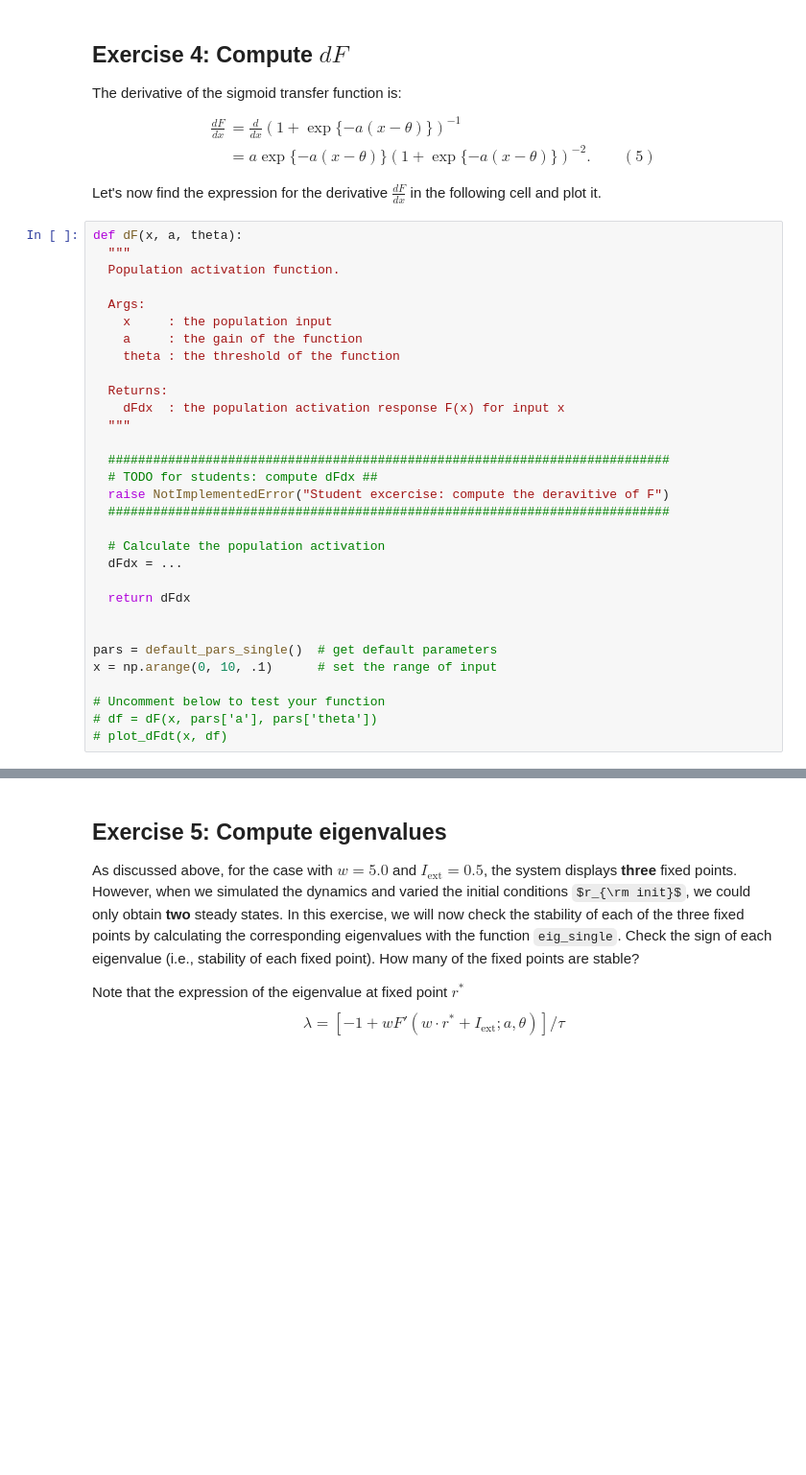
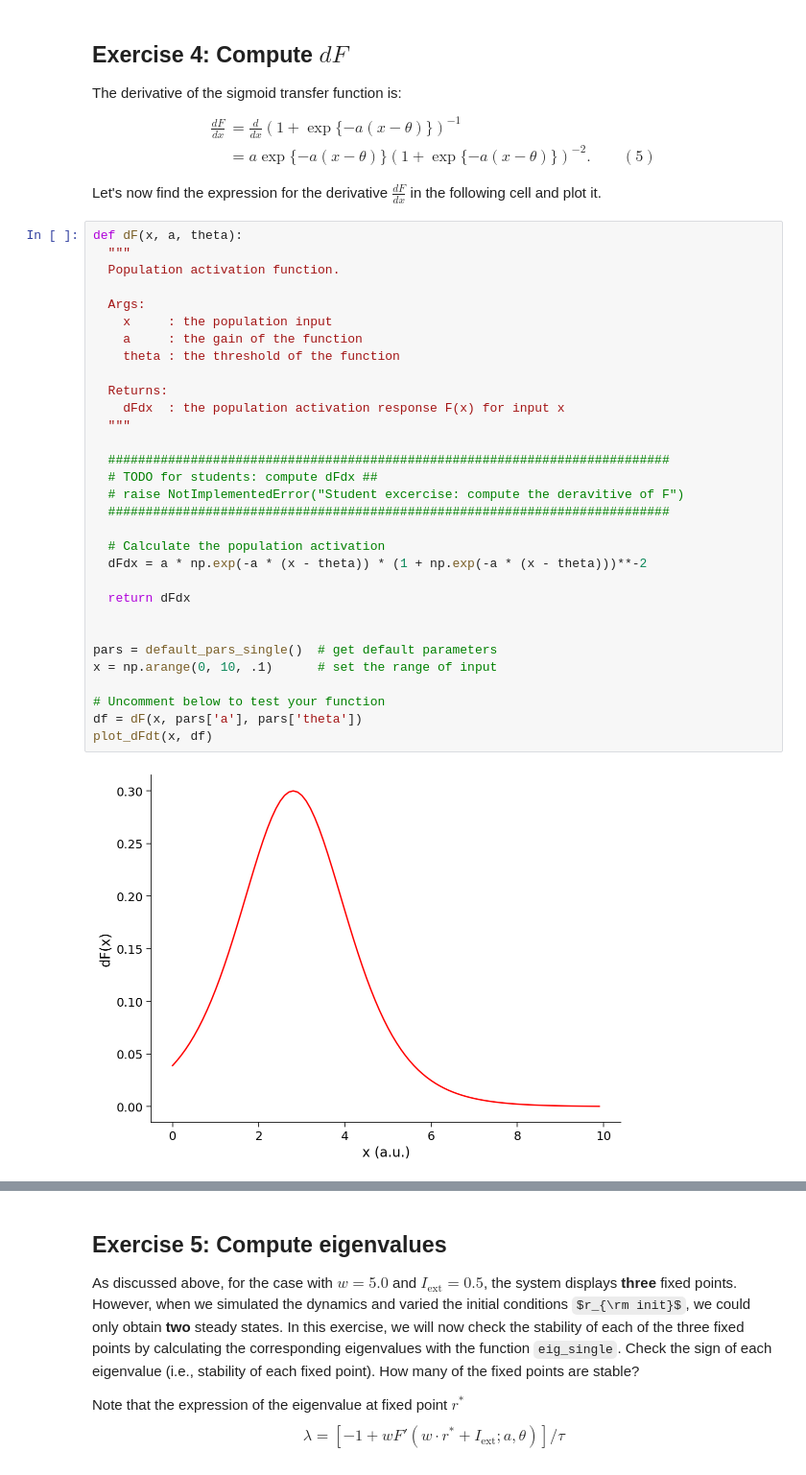
Before and after one commit to astha736/Neuromatch-TA, a Jupyter notebook: W2D4/W2D4_Tutorial1.ipynb, the cells around one changed output, grey strips where cells are left out. Shown at 96% size. Cells and saved outputs as stored; diff of their text form; some formulas as TeX source; blank space fills up the shorter version.

```diff
--- a/W2D4/W2D4_Tutorial1.ipynb
+++ b/W2D4/W2D4_Tutorial1.ipynb
@@ -774,34 +776,36 @@ Let's now find the expression for the derivative $\displaystyle{\frac{dF}{dx}}$
 # %%
 def dF(x, a, theta):
   """
   Population activation function.
 
   Args:
     x     : the population input
     a     : the gain of the function
     theta : the threshold of the function
 
   Returns:
     dFdx  : the population activation response F(x) for input x
   """
 
   ###########################################################################
   # TODO for students: compute dFdx ##
-  raise NotImplementedError("Student excercise: compute the deravitive of F")
+  # raise NotImplementedError("Student excercise: compute the deravitive of F")
   ###########################################################################
 
   # Calculate the population activation
-  dFdx = ...
+  dFdx = a * np.exp(-a * (x - theta)) * (1 + np.exp(-a * (x - theta)))**-2
 
   return dFdx
 
 
 pars = default_pars_single()  # get default parameters
 x = np.arange(0, 10, .1)      # set the range of input
 
 # Uncomment below to test your function
-# df = dF(x, pars['a'], pars['theta'])
-# plot_dFdt(x, df)
+df = dF(x, pars['a'], pars['theta'])
+plot_dFdt(x, df)
+# %% [output]
+[figure, added]
 # %% [markdown]
 [*Click for solution*](https://github.com/NeuromatchAcademy/course-content/tree/master//tutorials/W2D4_DynamicNetworks/solutions/W2D4_Tutorial1_Solution_ce2e3bc5.py)
 
```
Also changed, not shown: parts of 4 cells of this notebook.
